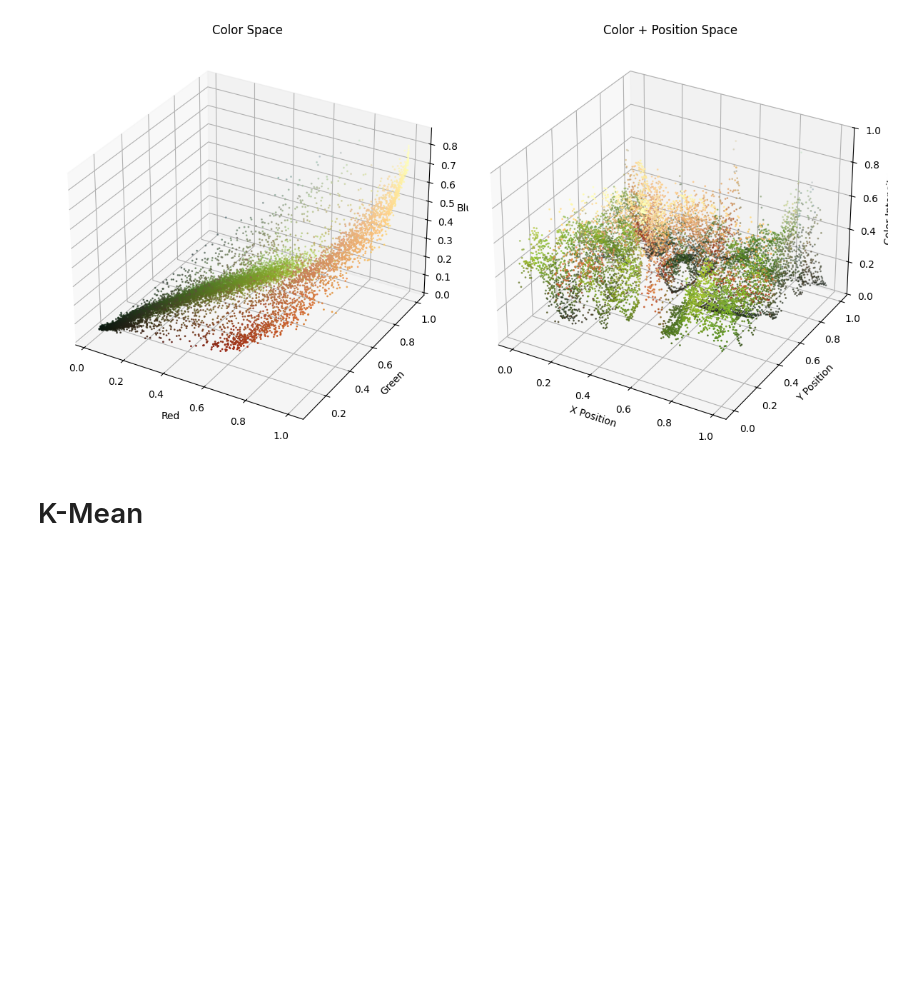
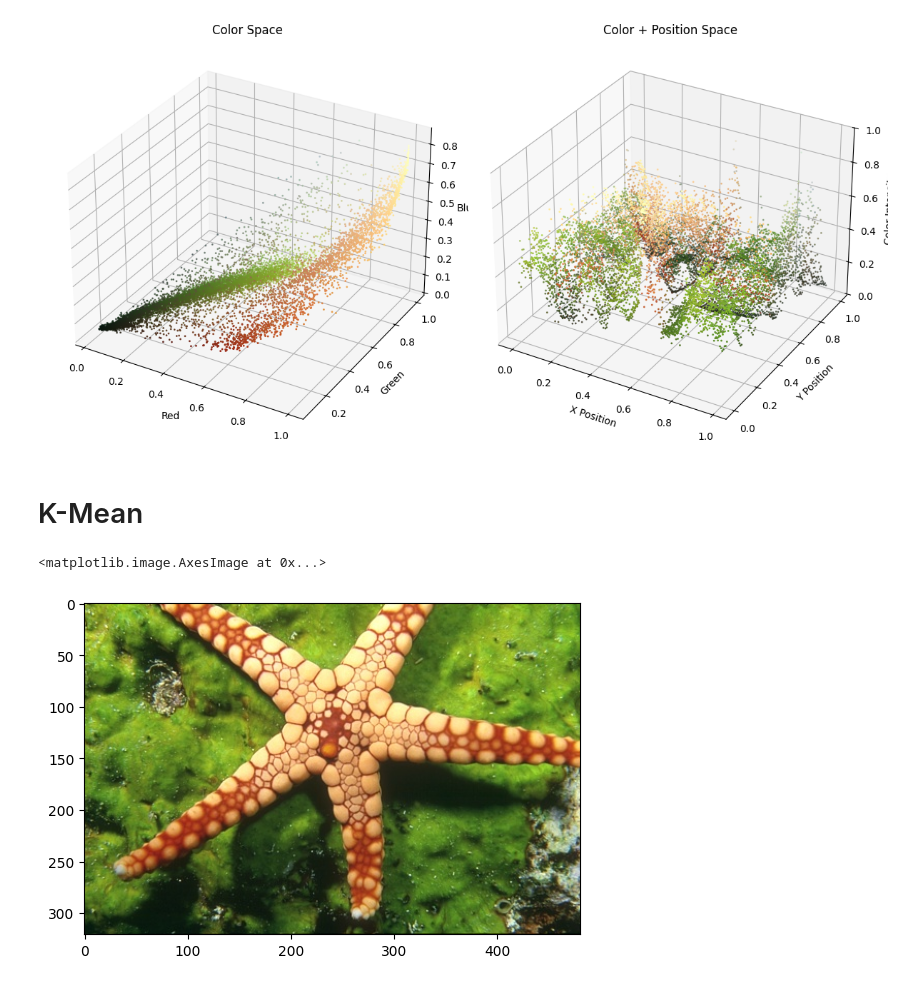
Before and after one commit to maxim-mat/DS-training, a Jupyter notebook: פרק 7 - אשכול/star_exercise.ipynb, the cells around one changed output. Drawn from its saved outputs; the diff is of its cells as text; code cells hidden in the pictures; blank space fills up the shorter version.

```diff
--- a/פרק 7 - אשכול/star_exercise.ipynb
+++ b/פרק 7 - אשכול/star_exercise.ipynb
@@ -116,0 +149,14 @@ plt.show()
+# %%
+image = cv2.imread('star.jpg')
+
+image = cv2.cvtColor(image, cv2.COLOR_BGR2RGB)
+
+pixel_vals = image.reshape((-1,3))
+
+# Convert to float type
+pixel_vals = np.float32(pixel_vals)
+# %%
+plt.imshow(image)
+# %% [output]
+<matplotlib.image.AxesImage at 0x...>
+[figure, added]
```
Also changed, not shown: parts of 5 cells of this notebook.
